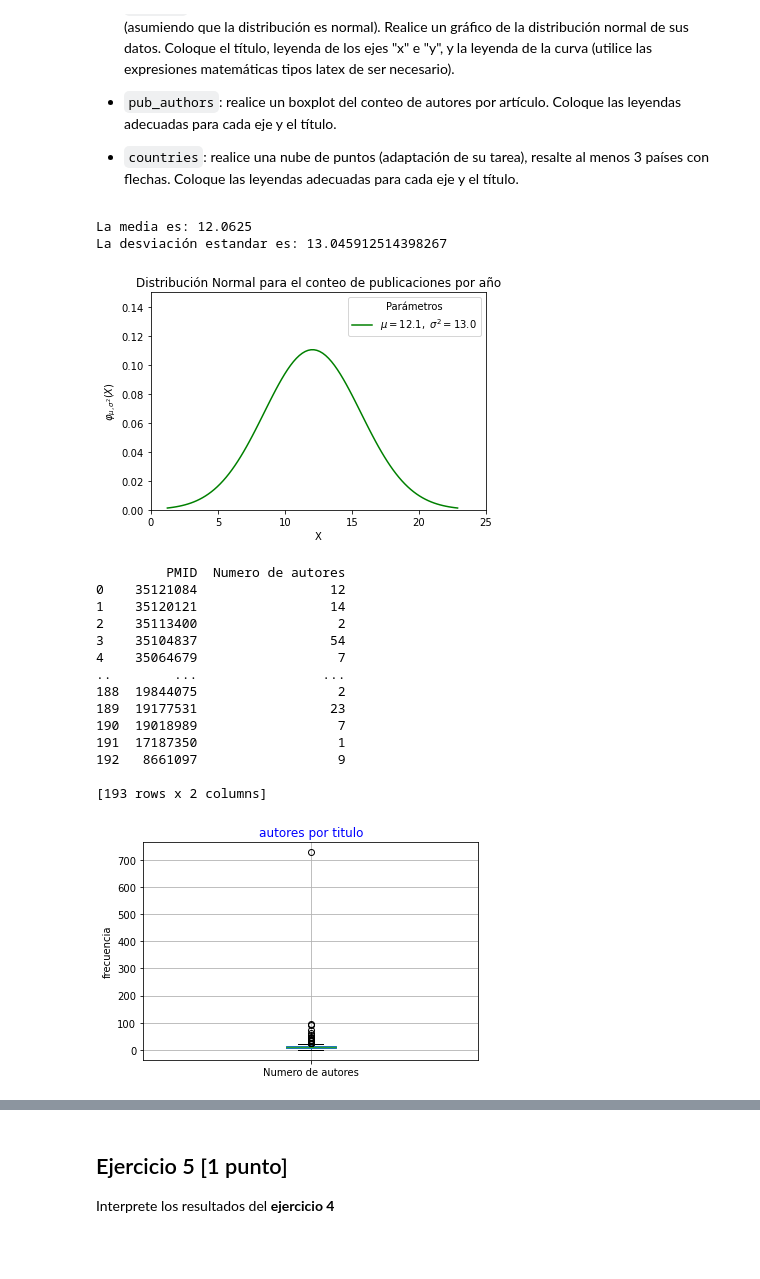
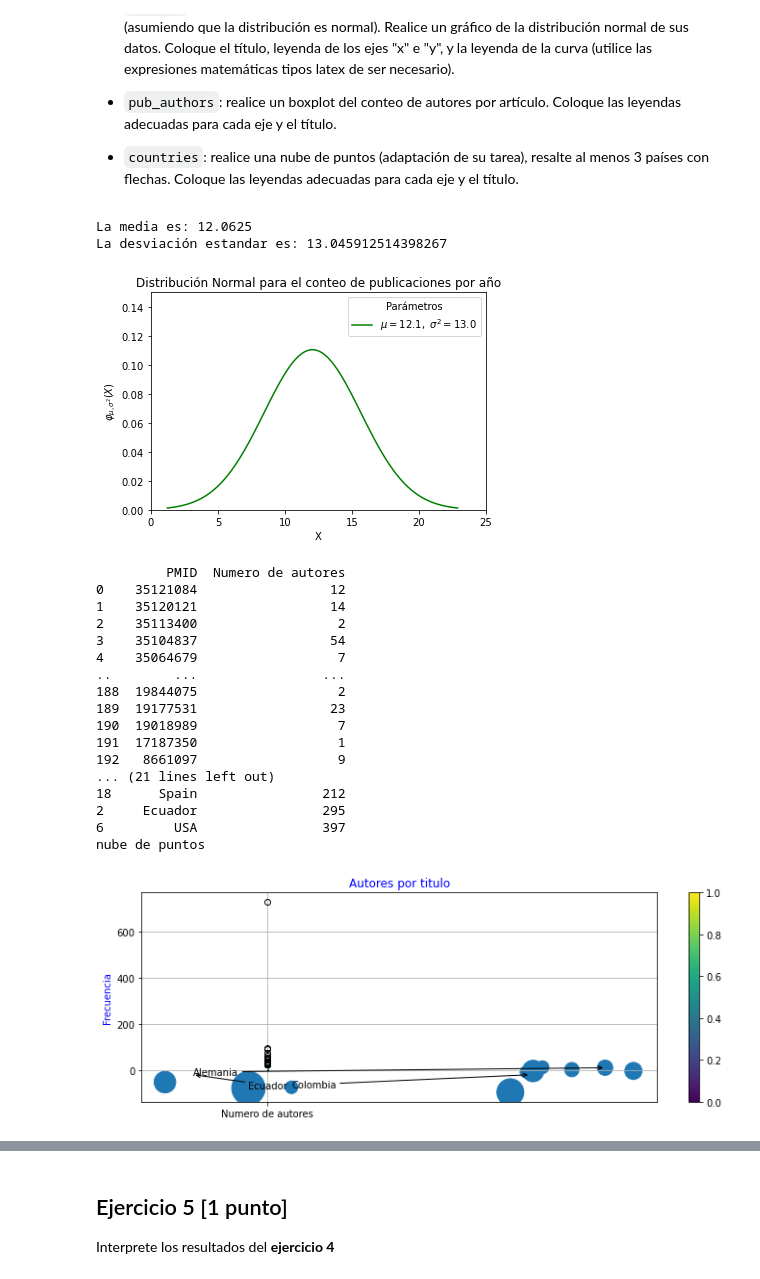
Before and after one commit to LeslieTaimal/GBI6_ExamenPython, a Jupyter notebook: 2021II_GBI6_ExamenParcialPython.ipynb, the cells around one changed output, grey strips where cells are left out. Saved outputs shown, nothing was run; the diff lists cells and outputs as text; code cells hidden in the pictures; blank space fills up the shorter version.

```diff
--- a/2021II_GBI6_ExamenParcialPython.ipynb
+++ b/2021II_GBI6_ExamenParcialPython.ipynb
@@ -169,33 +169,63 @@ plt.xlim(0,25)
 plt.ylim(0,0.15)
 plt.xlabel('X')
 plt.ylabel('$φ_{μ,σ^2}(X)$')
 plt.title('Distribución Normal para el conteo de publicaciones por año')
 plt.legend(title = "Parámetros")
 plt.show()
 
 
 
 #Boxplot de los autores
 boxplot = pub_authors[0:800].boxplot(column=["Numero de autores"])
 plt.title('Autores por titulo', color="blue")
 plt.ylabel('Frecuencia', color="blue")
 print(pub_authors)
+
+
+
+##nube de puntos
+countries = countries.sort_values("numero de autores")
+paises_maximos = (countries[50:])
+print(paises_maximos)
+print ("nube de puntos")
+latitude = [4.570868, 41.87194, 39.399872, 46.227638, 51.165691, 55.378051, 40.463667, -14.235004, 37.09024, -1.831239  ]
+
+longitude = [-74.297333, 12.56738,-8.224454, 2.213749, 10.451526, -3.435973, -3.74922, -51.92528, -95.712891, -78.183406]
+
+repetitions = [173, 177, 143, 221, 253, 316, 499, 501, 784, 1206]
+plt.scatter(latitude, longitude, repetitions)
+plt.colorbar()
+ard = dict(arrowstyle="->")
+plt.annotate("Alemania", xy= (51.165691, 10.451526),
+            xytext = (-10, -20), arrowprops = ard)
+plt.annotate("Colombia", xy= (40, -20),
+            xytext = (4.570868, -74.297333), arrowprops = ard)
+plt.annotate("Ecuador", xy= (-10, -20),
+            xytext = (-1.831239, -78.183406), arrowprops = ard)
+
+params = plt.gcf()
+plSize = params.get_size_inches()
+params.set_size_inches( (plSize[0] * 2, plSize[1] * 1) )
+plt.show()
 # %% [output]
 La media es: 12.0625
 La desviación estandar es: 13.045912514398267
 [figure]
          PMID  Numero de autores
 0    35121084                 12
 1    35120121                 14
 2    35113400                  2
 3    35104837                 54
 4    35064679                  7
 ..        ...                ...
 188  19844075                  2
 189  19177531                 23
 190  19018989                  7
 191  17187350                  1
 192   8661097                  9
-
-[193 rows x 2 columns]
+... (21 lines left out)
+18      Spain                212
+2     Ecuador                295
+6         USA                397
+nube de puntos
-[figure, old version]
+[figure, new version]
```
Also changed, not shown: parts of 1 cell of this notebook.
